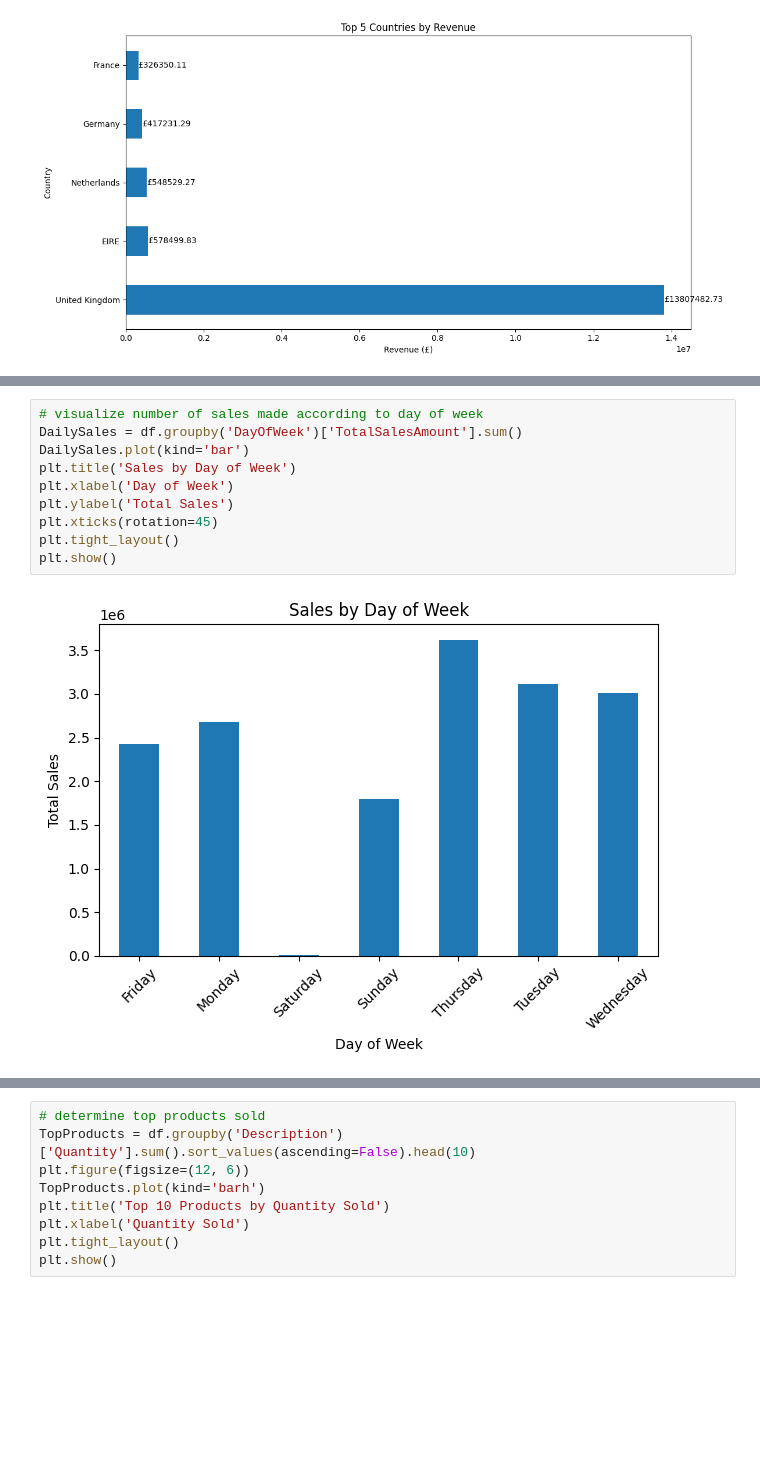
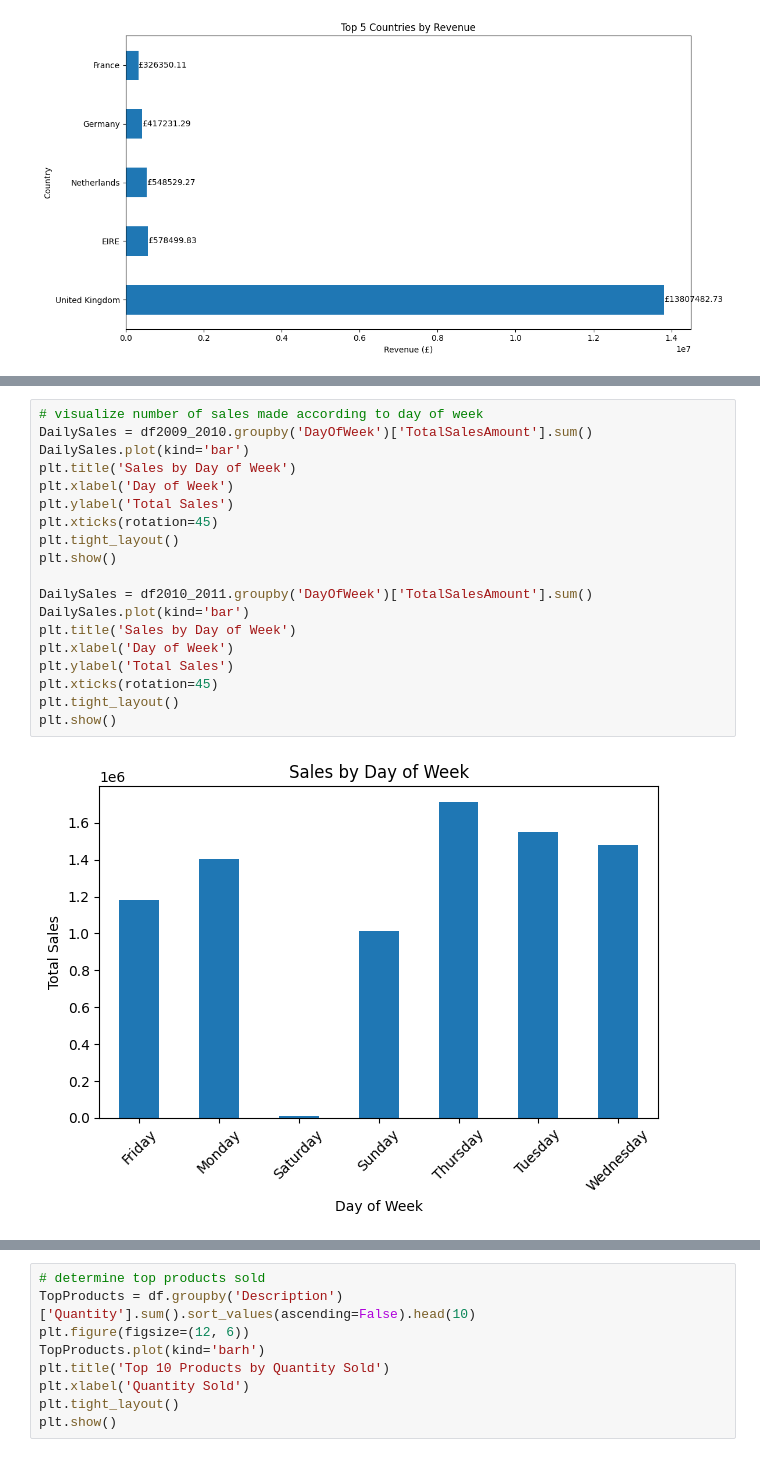
Before and after one commit to eth-alexander/CAP4770-Project, a Jupyter notebook: project.ipynb, the cells around one changed output, grey strips where cells are left out. Saved outputs shown, nothing was run; the diff lists cells and outputs as text; blank space fills up the shorter version.

```diff
--- a/project.ipynb
+++ b/project.ipynb
@@ -112,12 +119,21 @@ plt.show()
 # %%
 # visualize number of sales made according to day of week
-DailySales = df.groupby('DayOfWeek')['TotalSalesAmount'].sum()
+DailySales = df2009_2010.groupby('DayOfWeek')['TotalSalesAmount'].sum()
 DailySales.plot(kind='bar')
 plt.title('Sales by Day of Week')
 plt.xlabel('Day of Week')
 plt.ylabel('Total Sales')
 plt.xticks(rotation=45)
 plt.tight_layout()
 plt.show()
+
+DailySales = df2010_2011.groupby('DayOfWeek')['TotalSalesAmount'].sum()
+DailySales.plot(kind='bar')
+plt.title('Sales by Day of Week')
+plt.xlabel('Day of Week')
+plt.ylabel('Total Sales')
+plt.xticks(rotation=45)
+plt.tight_layout()
+plt.show()
 # %% [output]
-[figure, old version]
+[figure, new version]
```
Also changed, not shown: parts of 5 cells of this notebook.
